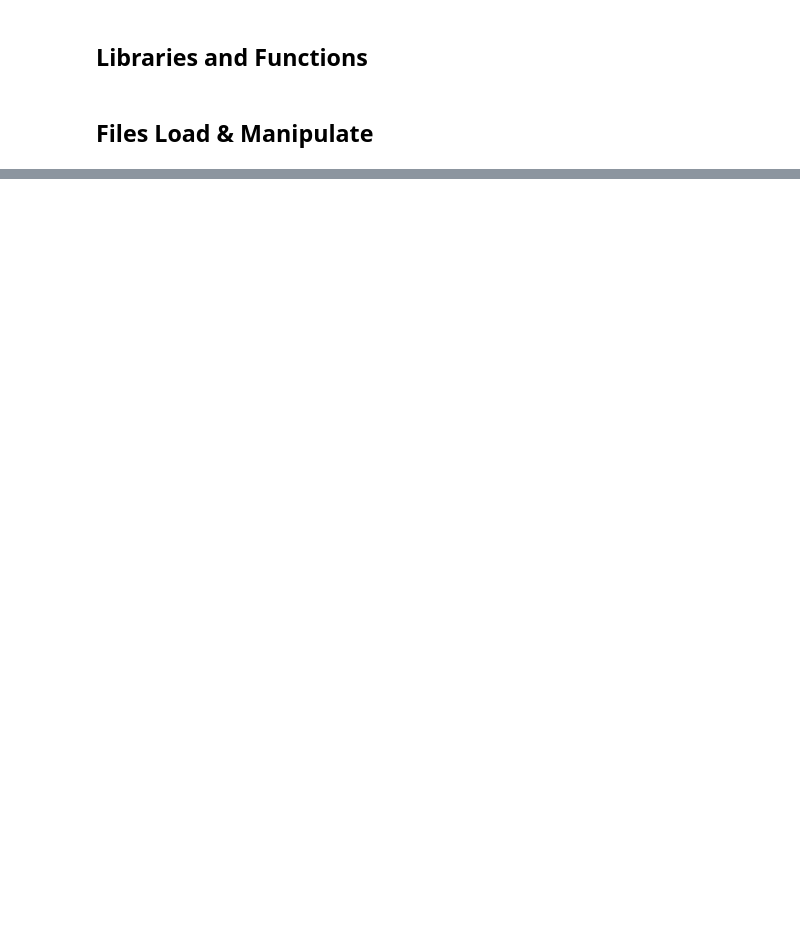
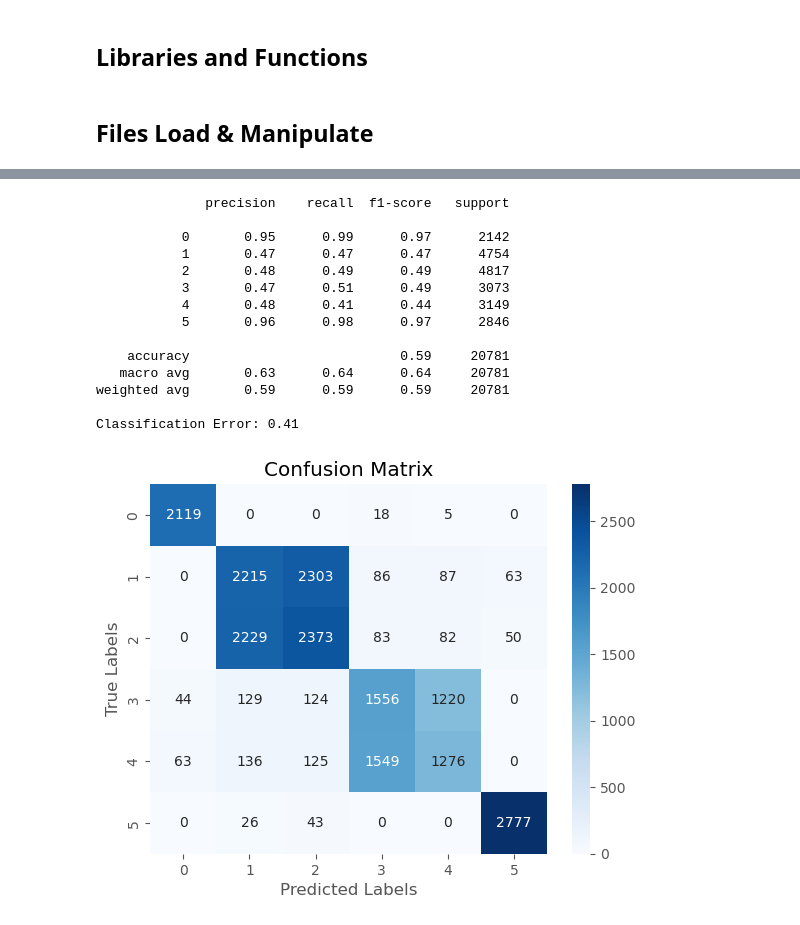
Before and after one commit to StuartG24/Travel_Co_Analysis, a Jupyter notebook: Notebooks_Data_Analysis/trial_xgboost.ipynb, the cells around one changed output, grey strips where cells are left out. Drawn from its saved outputs; the diff is of its cells as text; code cells hidden in the pictures; blank space fills up the shorter version.

Commit message:
XGBoost working

```diff
--- a/Notebooks_Data_Analysis/trial_xgboost.ipynb
+++ b/Notebooks_Data_Analysis/trial_xgboost.ipynb
@@ -210,0 +294,14 @@ Data saved to /Users/stuartgow/GitHub/Travel_Co_Analysis/Data_Sources/hotel_revi
+# %%
+# XGBoost Model Training
+
+# Split the data into features X and target Y which is the customer satisfaction score
+
+X = hotel_reviews_df.drop(columns=['id', 'score_overall'])
+y = hotel_reviews_df['score_overall']
+
+# Split the data randomly with 20% for testing
+X_train, X_test, y_train, y_test = train_test_split(X, y, test_size=0.2, random_state=42)
+
+# Train the model & fit to the data
+model = xgb.XGBClassifier(enable_categorical=True)
+model.fit(X_train, y_train)
@@ -210,0 +320,52 @@ Data saved to /Users/stuartgow/GitHub/Travel_Co_Analysis/Data_Sources/hotel_revi
+# %%
+
+# Model Evaluation
+
+from sklearn.metrics import classification_report
+#from sklearn.metrics import precision_recall_curve, auc
+#from sklearn.metrics import roc_curve, auc
+from sklearn.metrics import zero_one_loss
+from sklearn.metrics import confusion_matrix
+import seaborn as sns
+
+
+#from sklearn.metrics import accuracy_score
+
+# Predictions
+y_predictions = model.predict(X_test)
+#y_pred_proba = model.predict_proba(X_test)[:, 1]
+
+
+# Evaluation
+
+
+# Classification report & accuracy score & Classification error - ?????
+print(classification_report(y_test, y_predictions))
+error = zero_one_loss(y_test, y_predictions)
+print(f"Classification Error: {error:.2f}")
+
+# Calculate and visualise the confusion matrix
+cm = confusion_matrix(y_test, y_predictions)
+#print("Confusion Matrix:")
+#print(cm)
+sns.heatmap(cm, annot=True, fmt='d', cmap='Blues')
+plt.xlabel('Predicted Labels')
+plt.ylabel('True Labels')
+plt.title('Confusion Matrix')
+plt.show()
+# %% [output]
+              precision    recall  f1-score   support
+
+           0       0.95      0.99      0.97      2142
+           1       0.47      0.47      0.47      4754
+           2       0.48      0.49      0.49      4817
+           3       0.47      0.51      0.49      3073
+           4       0.48      0.41      0.44      3149
+           5       0.96      0.98      0.97      2846
+
+    accuracy                           0.59     20781
+   macro avg       0.63      0.64      0.64     20781
+weighted avg       0.59      0.59      0.59     20781
+
+Classification Error: 0.41
+[figure, added]
```
Also changed, not shown: parts of 12 cells of this notebook, 2 other files.
